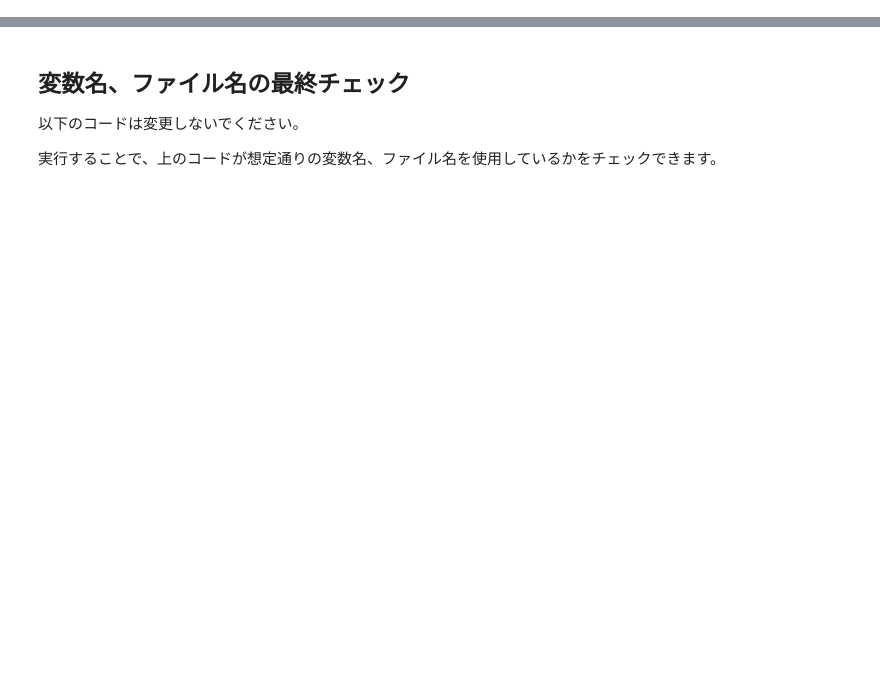
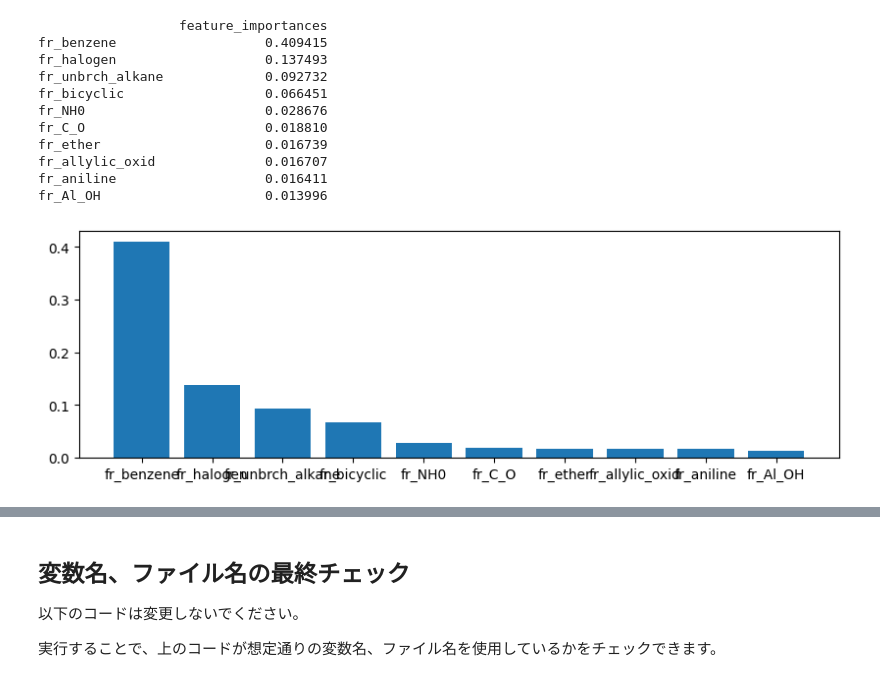
Before and after one commit to KeishiIrisa/computer-chemistry-v2, a Jupyter notebook: ML/app1.ipynb, the cells around one changed output, grey strips where cells are left out. Drawn from its saved outputs; the diff is of its cells as text; code cells hidden in the pictures; blank space fills up the shorter version.

```diff
--- a/ML/app1.ipynb
+++ b/ML/app1.ipynb
@@ -37,0 +203,34 @@ y = np.array([float(mol.GetProp('EXPT')) for mol in mols])
+# %%
+import pandas as pd
+
+importance_RF = pd.DataFrame(
+    {
+        'feature_importances': models['RF'].feature_importances_,
+    },
+    index = X.columns,
+)
+importance_RF.sort_values(
+    'feature_importances',
+    ascending=False,
+    inplace=True,
+)
+top10 = importance_RF.head(10)
+print(top10)
+fig = plt.figure(figsize=[10, 3])
+ax = fig.add_subplot(1, 1, 1)
+ax.bar(top10.index, top10['feature_importances'])
+fig.savefig('importance_RF.png')
+plt.show()
+# %% [output]
+                  feature_importances
+fr_benzene                   0.409415
+fr_halogen                   0.137493
+fr_unbrch_alkane             0.092732
+fr_bicyclic                  0.066451
+fr_NH0                       0.028676
+fr_C_O                       0.018810
+fr_ether                     0.016739
+fr_allylic_oxid              0.016707
+fr_aniline                   0.016411
+fr_Al_OH                     0.013996
+[figure, added]
```
Also changed, not shown: parts of 10 cells of this notebook, 30 other files.
